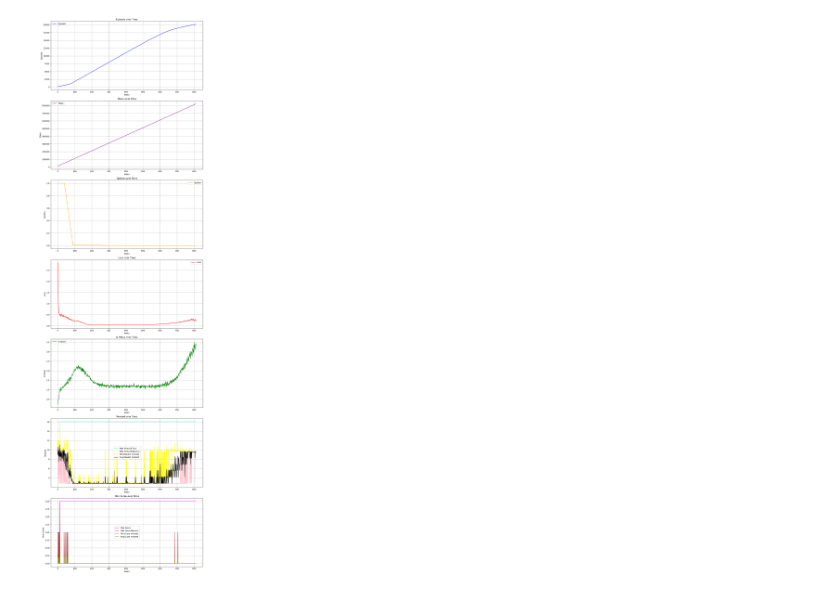
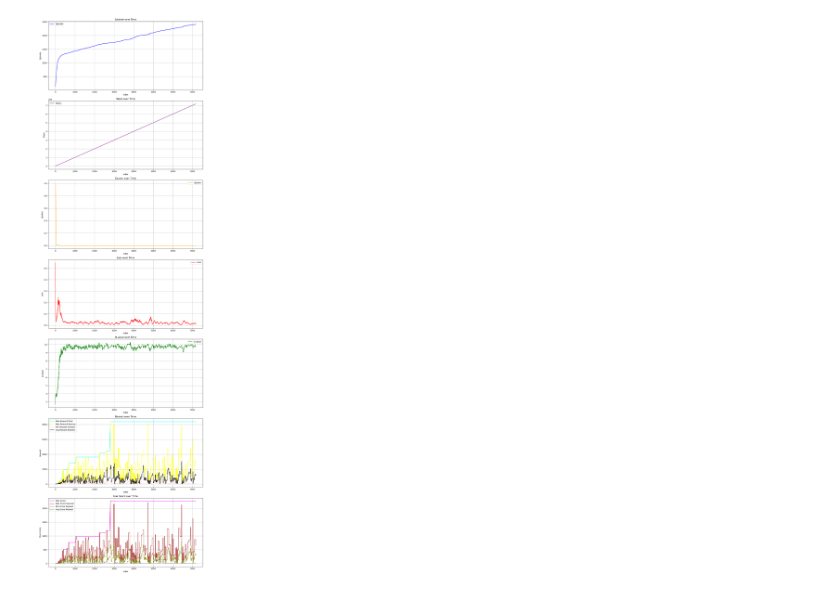
Before and after one commit to WhizZest/Book_Code_RL, a Jupyter notebook: ch07_值函数逼近/非线性逼近/FlappBird-v0/readCSV.ipynb, the cells around one changed output. Saved outputs shown, nothing was run; the diff lists cells and outputs as text; code cells hidden in the pictures.

```diff
--- a/ch07_值函数逼近/非线性逼近/FlappBird-v0/readCSV.ipynb
+++ b/ch07_值函数逼近/非线性逼近/FlappBird-v0/readCSV.ipynb
@@ -79,32 +79,32 @@ def plot_csv_data(file_name, num_last_episodes=None):
         plt.title("Reward over Time")
         plt.grid()
         plt.legend()
 
         # 绘制 max_score,max_score_nearest,min_score_nearest,avg_score_nearest 图像
         plt.subplot(7, 1, 7)
         plt.plot(data["max_score"], label="Max Score", color='magenta')
         plt.plot(data["max_score_nearest"], label="Max Score Nearest", color='brown')
         plt.plot(data["min_score_nearest"], label="Min Score Nearest", color='gray')
         plt.plot(data["avg_score_nearest"], label="Avg Score Nearest", color='olive')
         plt.xlabel("Index")
         plt.ylabel("Max Score")
         plt.title("Max Score over Time")
         plt.grid()
         plt.legend()
 
         # 调整布局并显示图像
         plt.tight_layout()
         plt.show()
 
     except FileNotFoundError:
         print("文件未找到，请检查文件名后重试。")
     except pd.errors.EmptyDataError:
         print("文件为空，请检查文件内容。")
     except Exception as e:
         print(f"发生错误：{e}")
 
-csv_file = f'dueling_dqn_noise_MultiStep_PER_2024-12-24_18-26-02.csv'
+csv_file = f'dueling_dqn_noise_MultiStep_PER_2024-12-26_16-35-44.csv'
 # 调用函数，只显示最后 100 个数据
 plot_csv_data(csv_file)
 # %% [output]
-[figure, old version]
+[figure, new version]
```
Also changed, not shown: 6 other files.
